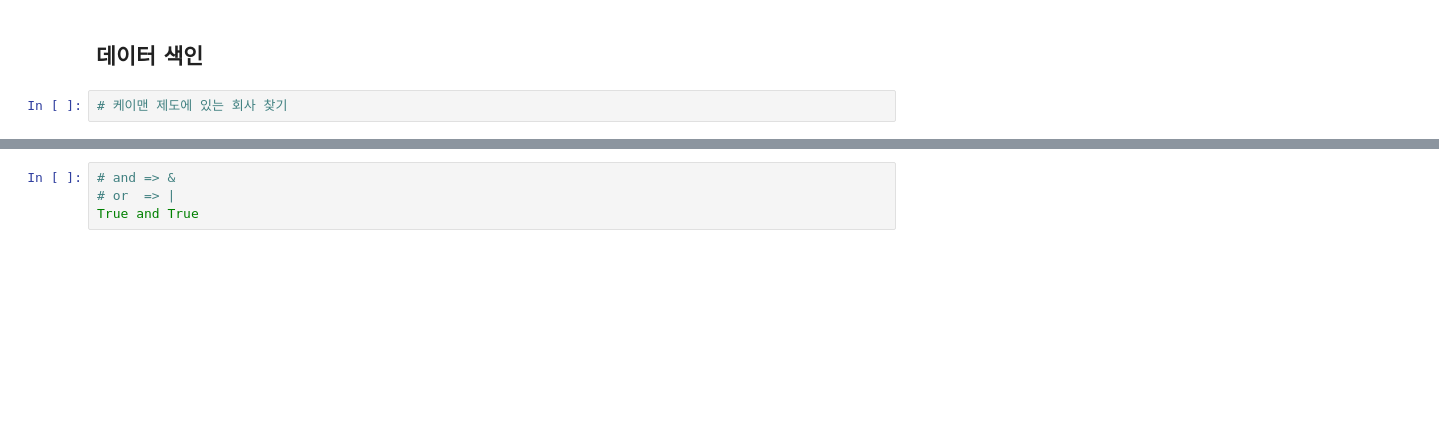
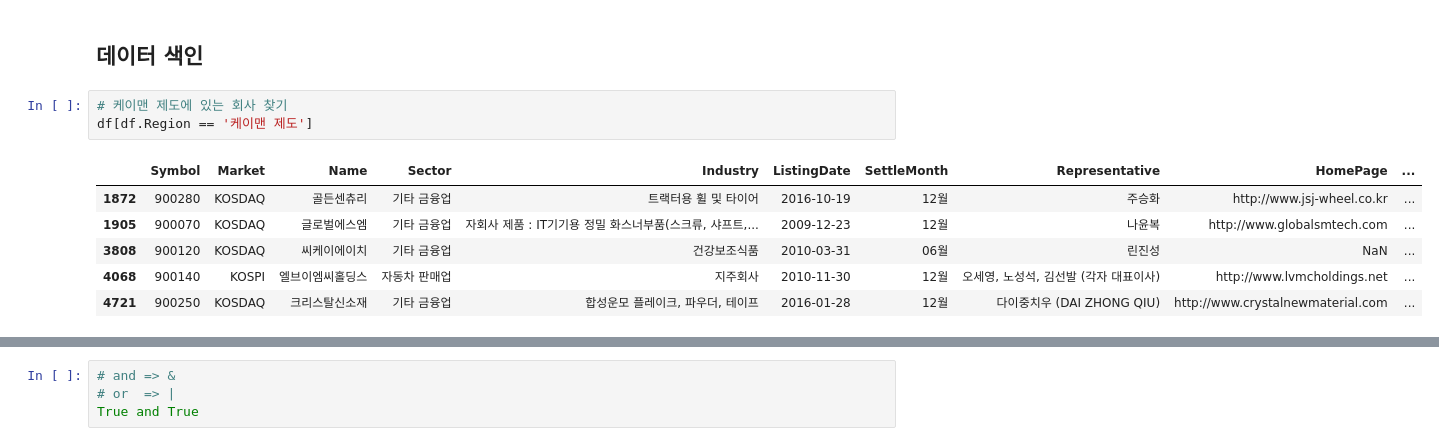
Before and after one commit to Bigdata92/finance-data-analysis-main, a Jupyter notebook: 2.2. KRX 전체 종목분석-input.ipynb, the cells around one changed output, grey strips where cells are left out. Cells and saved outputs as stored; diff of their text form; blank space fills up the shorter version.

```diff
--- a/2.2. KRX 전체 종목분석-input.ipynb
+++ b/2.2. KRX 전체 종목분석-input.ipynb
@@ -957,5 +957,13 @@ df['ListingYear'].plot.kde()
 ## 데이터 색인
 # %%
 # 케이맨 제도에 있는 회사 찾기
+df[df.Region == '케이맨 제도']
+# %% [output]
+|  | Symbol | Market | Name | Sector | Industry | ListingDate | SettleMonth | Representative | HomePage | ... |
+| 1872 | 900280 | KOSDAQ | 골든센츄리 | 기타 금융업 | 트랙터용 휠 및 타이어 | 2016-10-19 | 12월 | 주승화 | http://www.jsj-wheel.co.kr | ... |
+| 1905 | 900070 | KOSDAQ | 글로벌에스엠 | 기타 금융업 | 자회사 제품 : IT기기용 정밀 화스너부품(스크류, 샤프트,... | 2009-12-23 | 12월 | 나윤복 | http://www.globalsmtech.com | ... |
+| 3808 | 900120 | KOSDAQ | 씨케이에이치 | 기타 금융업 | 건강보조식품 | 2010-03-31 | 06월 | 린진성 | NaN | ... |
+| 4068 | 900140 | KOSPI | 엘브이엠씨홀딩스 | 자동차 판매업 | 지주회사 | 2010-11-30 | 12월 | 오세영, 노성석, 김선발 (각자 대표이사) | http://www.lvmcholdings.net | ... |
+| 4721 | 900250 | KOSDAQ | 크리스탈신소재 | 기타 금융업 | 합성운모 플레이크, 파우더, 테이프 | 2016-01-28 | 12월 | 다이중치우 (DAI ZHONG QIU) | http://www.crystalnewmaterial.com | ... |
 # %%
 # 1970년 이전에 상장한 기업을 찾습니다.
```
Also changed, not shown: parts of 2 cells of this notebook.
